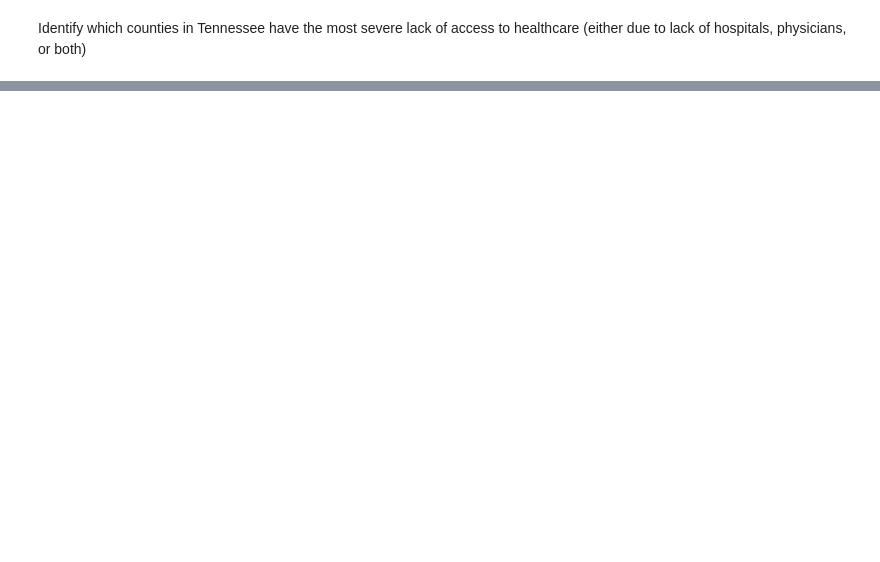
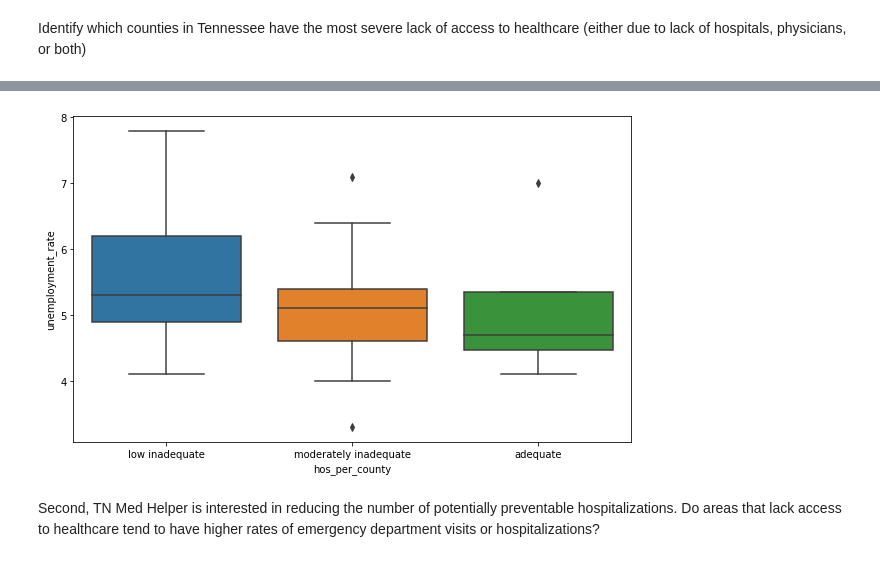
Before and after one commit to zachryje/data-science-essentials-4, a Jupyter notebook: notebooks/TN Med Helper.ipynb, the cells around one changed output, grey strips where cells are left out. Drawn from its saved outputs; the diff is of its cells as text; code cells hidden in the pictures; blank space fills up the shorter version.

```diff
--- a/notebooks/TN Med Helper.ipynb
+++ b/notebooks/TN Med Helper.ipynb
@@ -102,0 +131,11 @@ NameError: name 'unemployment' is not defined
+# %%
+# Make boxplot
+plt.figure(figsize = (10,6))
+
+sns.boxplot(data = physicians,
+           x = 'hos_per_county',
+           y = 'unemployment_rate');
+# %% [output]
+[figure, added]
+# %% [markdown]
+Second, TN Med Helper is interested in reducing the number of potentially preventable hospitalizations. Do areas that lack access to healthcare tend to have higher rates of emergency department visits or hospitalizations?
```
Also changed, not shown: parts of 26 cells of this notebook.
